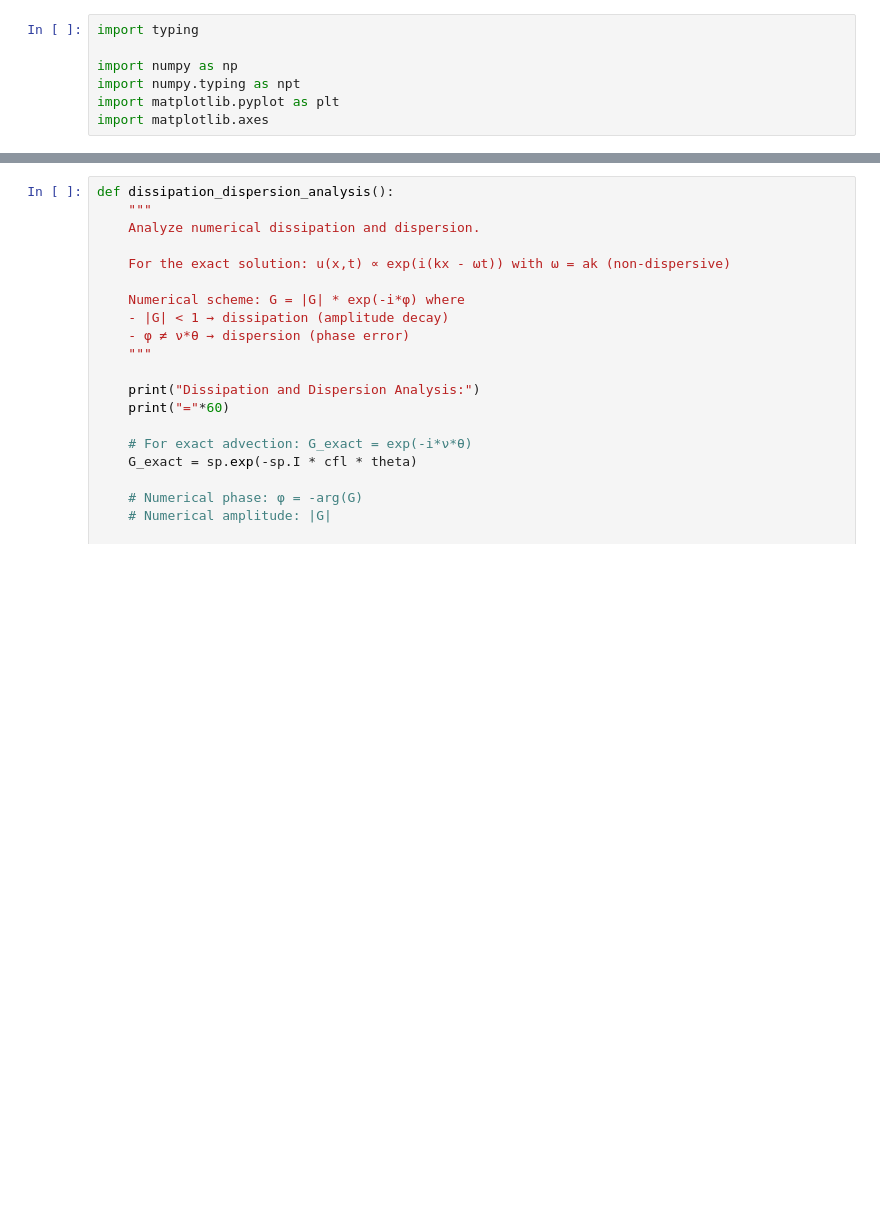
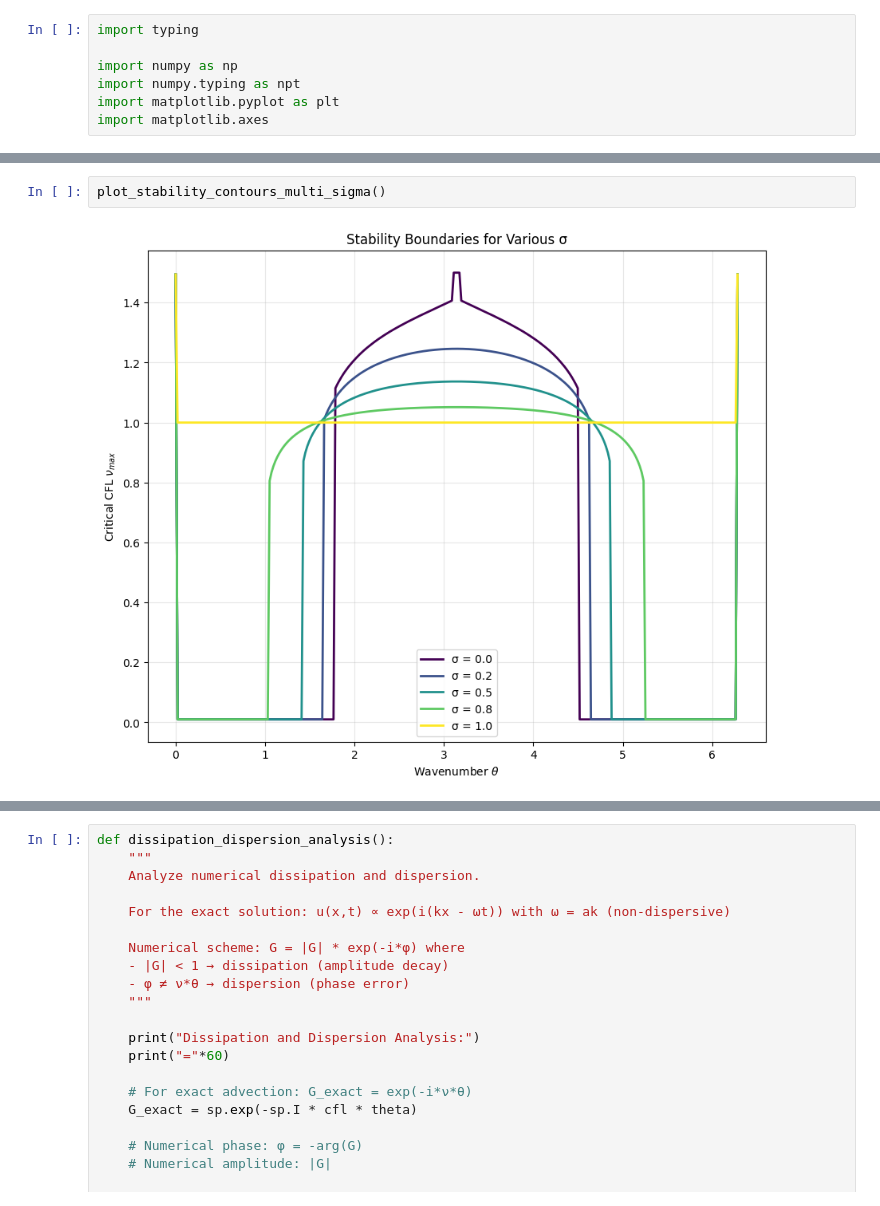
Before and after one commit to ukolov-ivan/mipt-vkr, a Jupyter notebook: src/sym.ipynb, the cells around one changed output, grey strips where cells are left out. Drawn from its saved outputs; the diff is of its cells as text; blank space fills up the shorter version.

```diff
--- a/src/sym.ipynb
+++ b/src/sym.ipynb
@@ -494,0 +565,4 @@ plot_dissipation_dispersion(sigma_value=0.5, cfl_values=(0.3, 0.5, 0.7, 0.9))
+# %%
+plot_stability_contours_multi_sigma()
+# %% [output]
+[figure, added]
```
Also changed, not shown: parts of 10 cells of this notebook.
